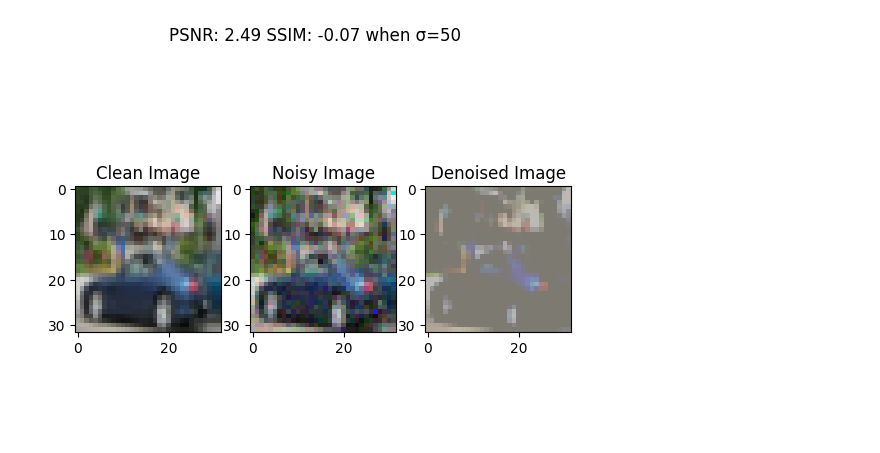
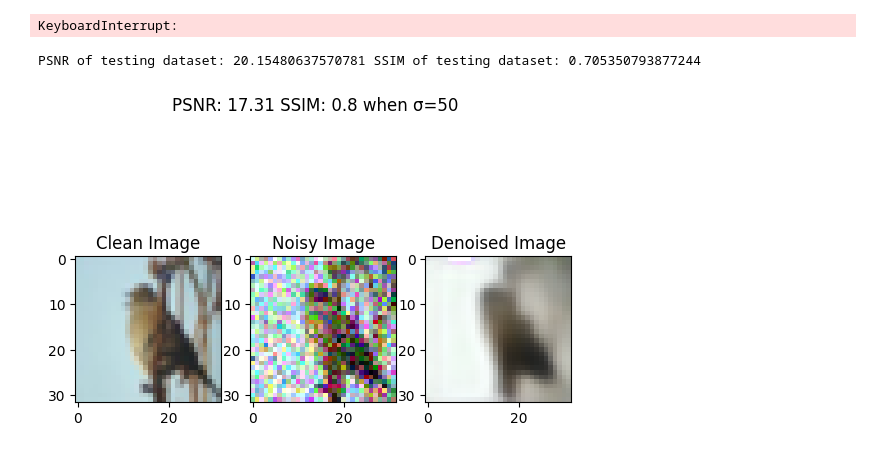
Before and after one commit to negiutsav9/R2R-ECE50024, a Jupyter notebook: Checkpoint_3/Checkpoint_3.ipynb, the cells around one changed output. Cells and saved outputs as stored; diff of their text form; code cells hidden in the pictures; blank space fills up the shorter version.

```diff
--- a/Checkpoint_3/Checkpoint_3.ipynb
+++ b/Checkpoint_3/Checkpoint_3.ipynb
@@ -91,20 +88,19 @@ class dCNN(torch.nn.Module):
         return x
 # %%
 # function to check PSNR(dB)/SSIM values of the resulted images
-def calculate_metrics(image, original, data_range):
+def calculate_metrics(image, original):
     image = image.data.cpu().numpy().astype(np.float32)
     original = original.data.cpu().numpy().astype(np.float32)
     psnr_value = 0
     ssim_value = 0
     for i in range(image.shape[0]):
         psnr_value += psnr(
-            original[i, :, :, :], image[i, :, :, :], data_range=data_range
+            original[i, :, :, :], image[i, :, :, :],
         )
         ssim_value += ssim(
             original[i, :, :, :],
             image[i, :, :, :],
             channel_axis=0,
-            data_range=data_range,
         )
     psnr_value /= image.shape[0]
     ssim_value /= image.shape[0]
@@ -294,18 +256,24 @@ testing_dataset_25 = ImageDataset("./testing", train=False, download=True, sigma
 testing_dataset_50 = ImageDataset("./testing", train=False, download=True, sigma=50)
 # training dataloader
 train_DL_25 = torch.utils.data.DataLoader(
-    training_dataset_25, batch_size=128, shuffle=True, num_workers=6
+    training_dataset_25, batch_size=100, shuffle=True, num_workers=10
 )
 train_DL_50 = torch.utils.data.DataLoader(
-    training_dataset_50, batch_size=128, shuffle=True, num_workers=6
+    training_dataset_50, batch_size=100, shuffle=True, num_workers=10
 )
 # testing dataloader (not needed)
 test_DL_25 = torch.utils.data.DataLoader(
-    testing_dataset_25, batch_size=128, shuffle=True, num_workers=2
+    testing_dataset_25, batch_size=100, shuffle=True, num_workers=2
 )
 test_DL_50 = torch.utils.data.DataLoader(
-    testing_dataset_50, batch_size=128, shuffle=True, num_workers=2
+    testing_dataset_50, batch_size=100, shuffle=True, num_workers=2
 )
 # initialze the model
 model = dCNN(channels=3)
+
+n_img, c_img = training_dataset_25[0]
+plt.imshow(tvt.ToPILImage()(n_img))
+plt.show()
+plt.imshow(tvt.ToPILImage()(c_img))
+plt.show()
 # %% [output]
@@ -318,6 +286,4 @@ Files already downloaded and verified
 # %%
 # training the model with sigma = 25
-train(model, train_DL_25, device, 50, 25)  # trained model saved in model_25.pth
-# training the model with sigma = 50
-train(model, train_DL_50, device, 50, 50)  # trained model saved in model_50.pth
+train(model, train_DL_25, device, 100)  # trained model saved in model_25.pth
 # %% [output]
@@ -353,4 +316,12 @@ sample_testing(testing_dataset_25, model, "./model_25.pth", 25, device)
+# %%
+train(model, train_DL_50, device, 100)
+# %% [output]
+KeyboardInterrupt:
+# %%
+test(testing_dataset_25, model, "./model_50.pth", 50, device)
+# %% [output]
+PSNR of testing dataset: 20.15480637570781 SSIM of testing dataset: 0.705350793877244
 # %%
-sample_testing(testing_dataset_50, model, "./model_50.pth", 50, device)
+sample_testing(testing_dataset_50, model, "./model_25.pth", 50, device)
 # %% [output]
-[figure, old version]
+[figure, new version]
```
Also changed, not shown: parts of 10 cells of this notebook.
